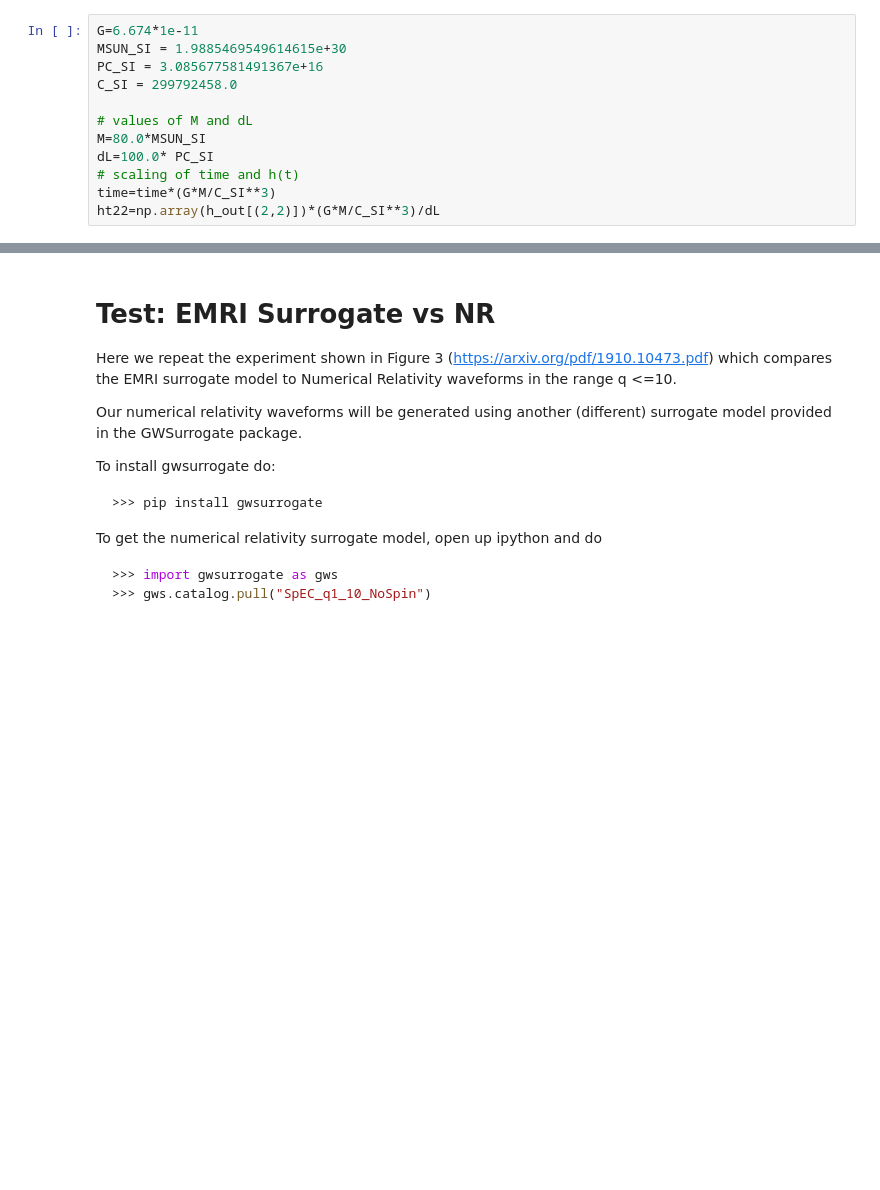
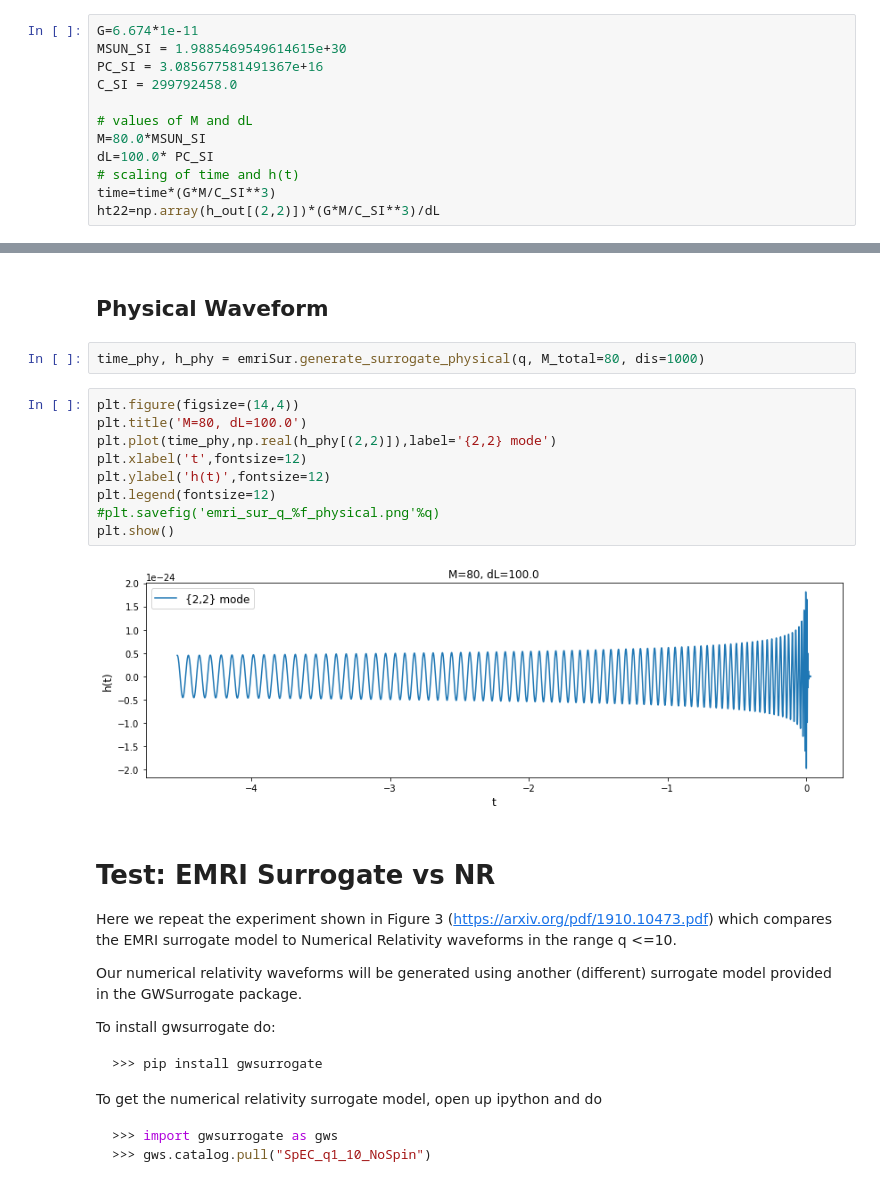
Before and after one commit to BlackHolePerturbationToolkit/EMRISurrogate, a Jupyter notebook: EMRISur1dq1e4.ipynb, the cells around one changed output, grey strips where cells are left out. Saved outputs shown, nothing was run; the diff lists cells and outputs as text; blank space fills up the shorter version.

```diff
--- a/EMRISur1dq1e4.ipynb
+++ b/EMRISur1dq1e4.ipynb
@@ -74,3 +90,18 @@ plt.show()
+# %% [markdown]
+## Physical Waveform
+# %%
+time_phy, h_phy = emriSur.generate_surrogate_physical(q, M_total=80, dis=1000)
+# %%
+plt.figure(figsize=(14,4))
+plt.title('M=80, dL=100.0')
+plt.plot(time_phy,np.real(h_phy[(2,2)]),label='{2,2} mode')
+plt.xlabel('t',fontsize=12)
+plt.ylabel('h(t)',fontsize=12)
+plt.legend(fontsize=12)
+#plt.savefig('emri_sur_q_%f_physical.png'%q)
+plt.show()
+# %% [output]
+[figure, added]
 # %% [markdown]
 # Test: EMRI Surrogate vs NR
 
```
Also changed, not shown: parts of 19 cells of this notebook, 1 other file.
